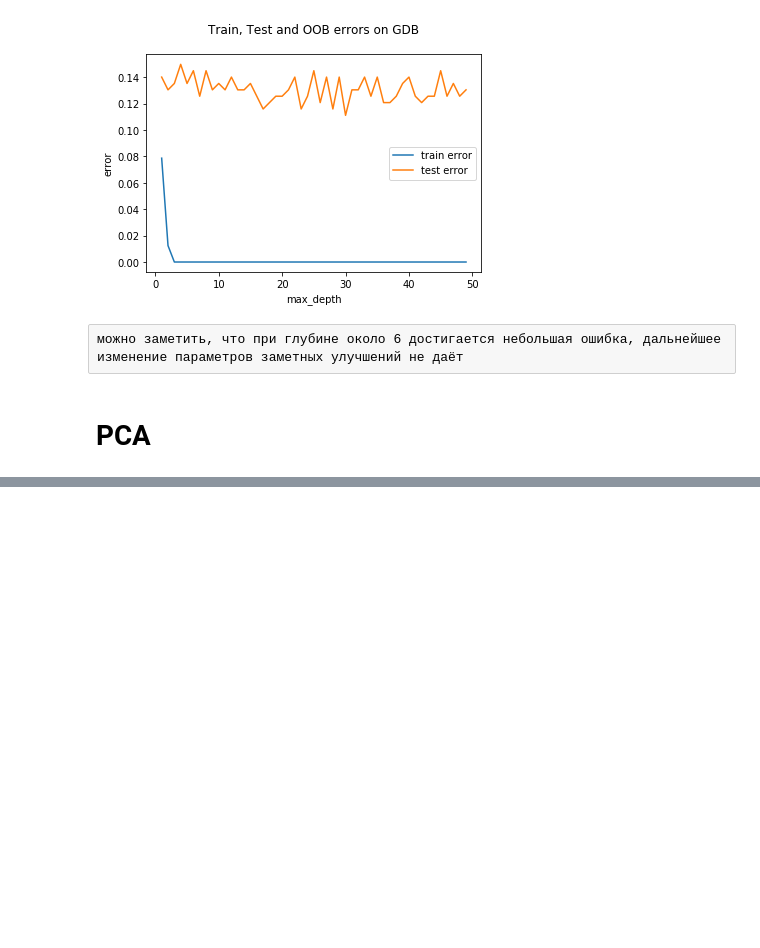
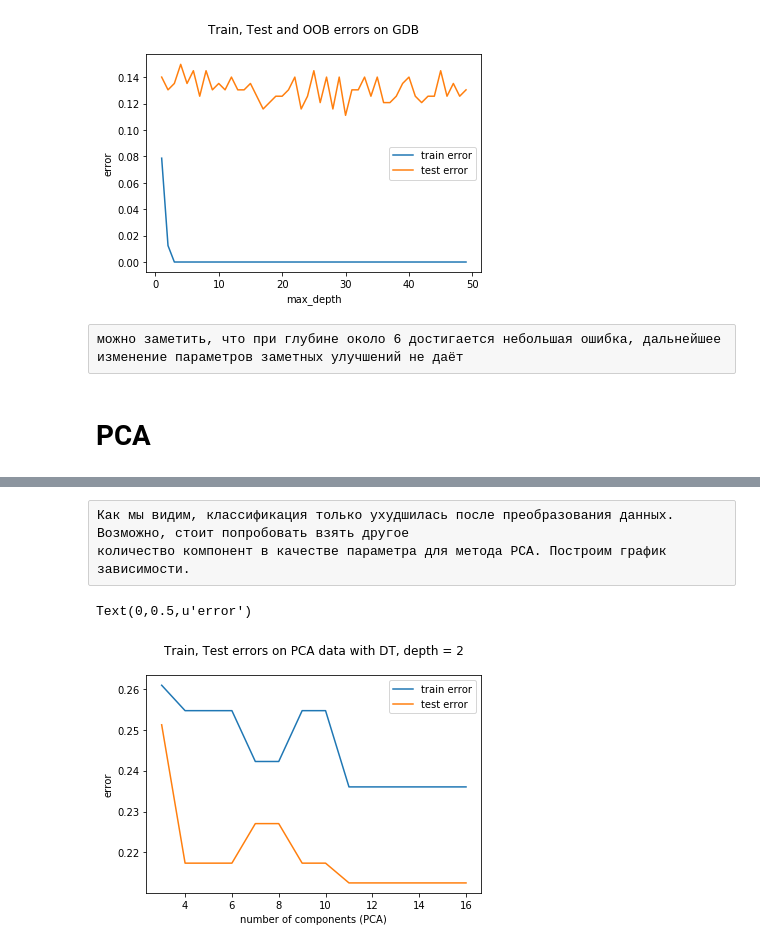
Before and after one commit to helga-derz/forestfire_analysis, a Jupyter notebook: credit_analysis/analysis_credit.ipynb, the cells around one changed output, grey strips where cells are left out. Drawn from its saved outputs; the diff is of its cells as text; code cells hidden in the pictures; blank space fills up the shorter version.

```diff
--- a/credit_analysis/analysis_credit.ipynb
+++ b/credit_analysis/analysis_credit.ipynb
@@ -1734,0 +1744,32 @@ print(train_err, test_err)
+# %% [raw]
+Как мы видим, классификация только ухудшилась после преобразования данных. Возможно, стоит попробовать взять другое
+количество компонент в качестве параметра для метода PCA. Построим график зависимости.
+# %%
+num_comp = np.arange(3,17)
+train_error = []
+test_error = []
+
+for i in num_comp:
+
+    pca = decomposition.PCA(n_components=i)
+    pca.fit(X)
+    X_pca = pca.transform(X)
+
+    X_train_pca, X_test_pca, y_train, y_test = train_test_split(X_pca, y, test_size = 0.3, random_state = 1)
+
+    tree_model = tree.DecisionTreeClassifier(max_depth = 2)
+    tree_model.fit(X_train_pca, y_train)
+
+    train_error.append(np.mean(y_train != tree_model.predict(X_train_pca)))
+    test_error.append(np.mean(y_test  != tree_model.predict(X_test_pca)))
+
+
+plt.plot(num_comp, train_error, label = 'train error')
+plt.plot(num_comp, test_error, label = 'test error')
+plt.legend()
+plt.title('Train, Test errors on PCA data with DT, depth = 2\n')
+plt.xlabel('number of components (PCA)')
+plt.ylabel('error')
+# %% [output]
+Text(0,0.5,u'error')
+[figure, added]
```
Also changed, not shown: parts of 28 cells of this notebook.
